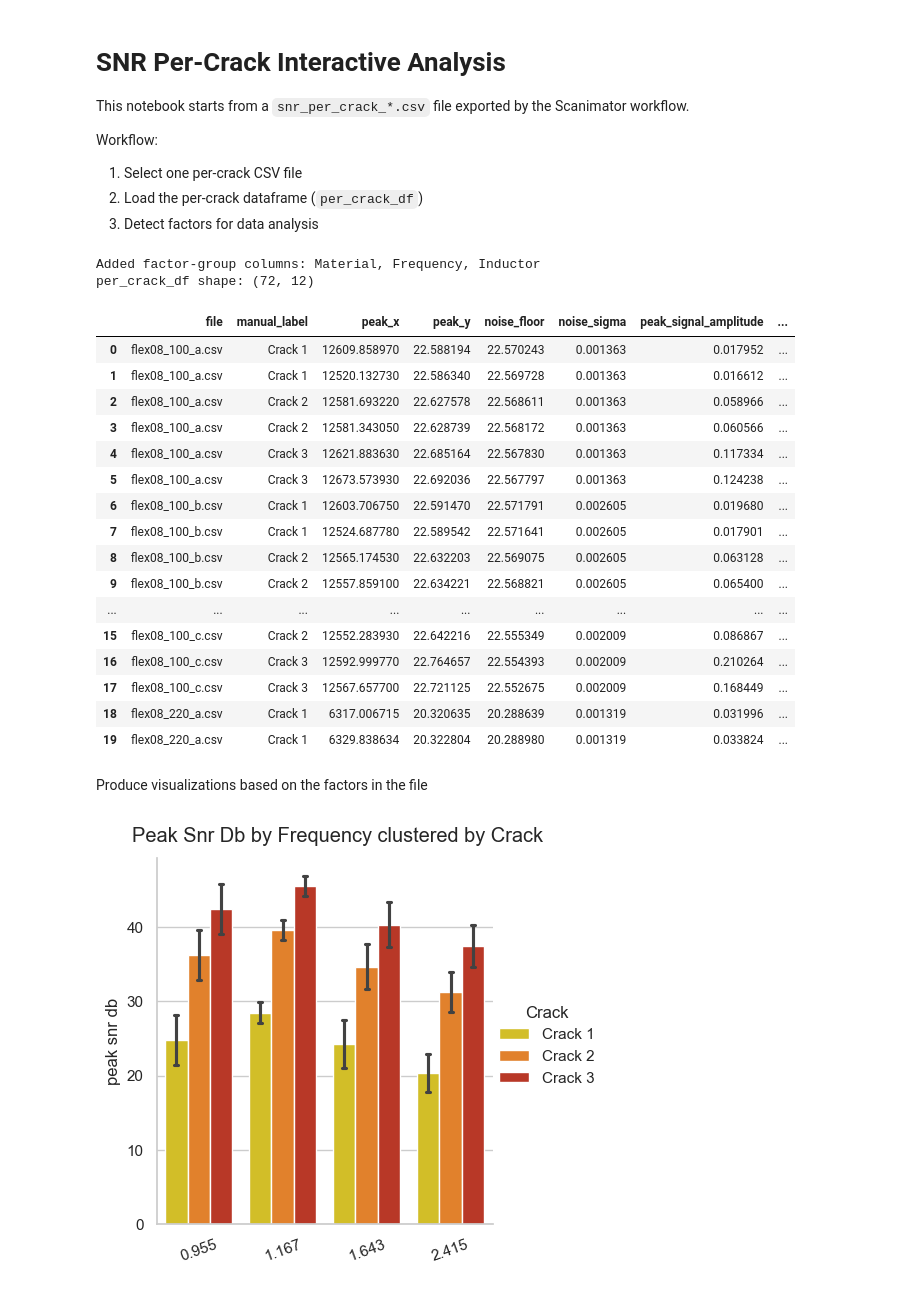
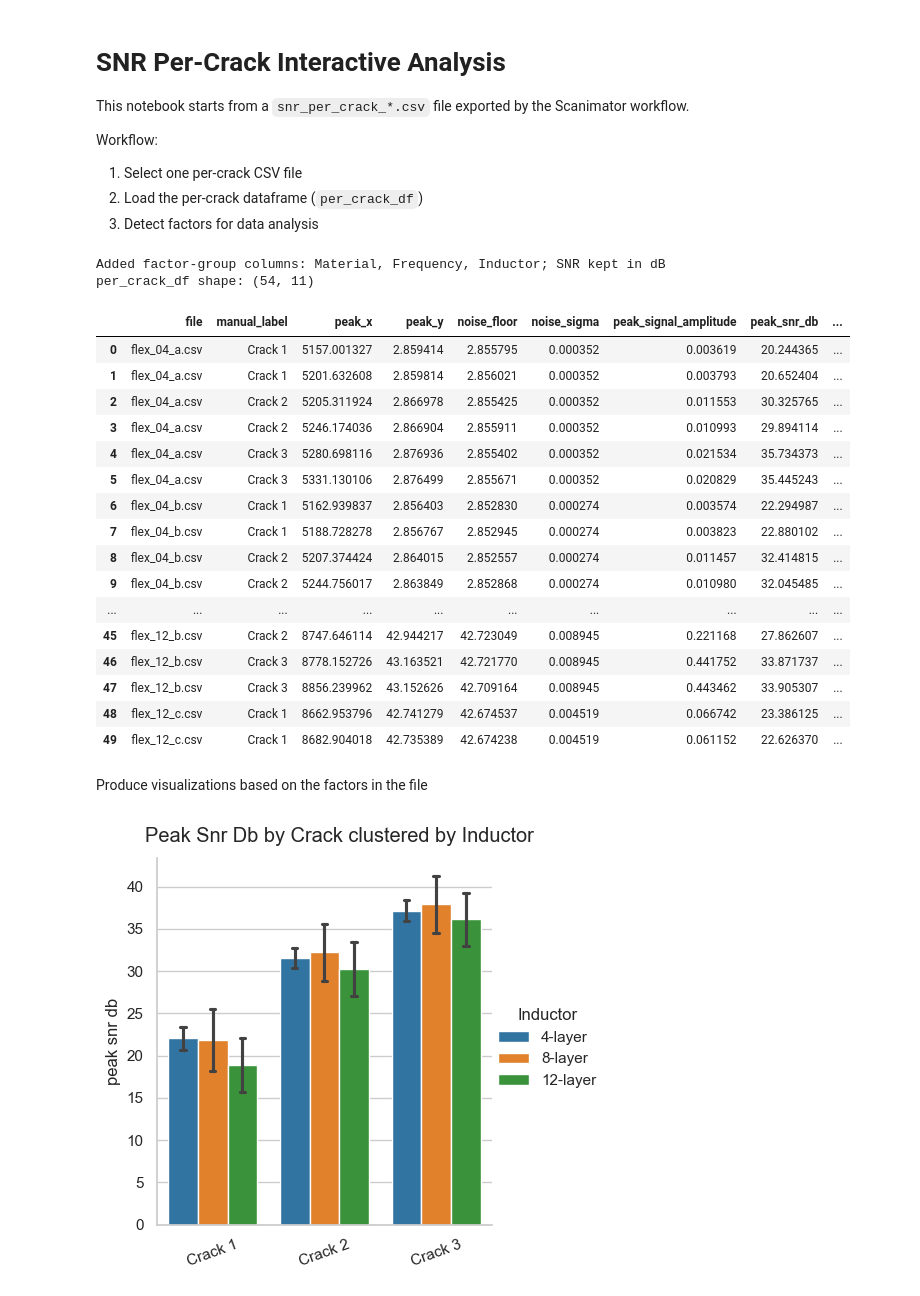
Before and after one commit to Animal-Inspired-Motion-And-Robotics-Lab/ldcscanner, a Jupyter notebook: SNR_Interactive_Analysis.ipynb, the cells around one changed output. Saved outputs shown, nothing was run; the diff lists cells and outputs as text; code cells hidden in the pictures.

Commit message:
Producing figures for paper (SNR_Interactive_Analysis)

```diff
--- a/SNR_Interactive_Analysis.ipynb
+++ b/SNR_Interactive_Analysis.ipynb
@@ -28,6 +29,17 @@ PER_CRACK_CSV_PATH = None  # Example: "outputs/run_20260525_140100/snr_per_crack
 PICK_MOST_RECENT_FROM_GLOB = True
 # %%
 # Load per-crack CSV produced by Scanimator and add data analysis factors
+
+#For EC-ECLAIR Paper, use these CSV files:
+#Stacking Inductors Experiment (aluminum only):
+#ldcscanner/outputs/comparing_inductor_stacks/snr_per_crack_20260514_205412
+
+#Changing frequencies by changing C_S (aluminum only):
+#
+
+#Testing across materials and inductor stacks (aluminum, ss, titanium):
+#
+
 selected_path = None
 matches = sorted(Path.cwd().glob(CSV_GLOB_PATTERN))
 
@@ -59,6 +71,13 @@ if selected_path is None:
 
 per_crack_df = pd.read_csv(selected_path)
 
+if "peak_snr_db" not in per_crack_df.columns and "peak_snr_linear" in per_crack_df.columns:
+    peak_snr_linear = pd.to_numeric(per_crack_df["peak_snr_linear"], errors="coerce")
+    peak_snr_db = np.full(len(peak_snr_linear), -np.inf, dtype=float)
+    positive_mask = peak_snr_linear > 0
+    peak_snr_db[positive_mask.fillna(False).to_numpy()] = 20 * np.log10(peak_snr_linear[positive_mask].astype(float))
+    per_crack_df["peak_snr_db"] = peak_snr_db
+
 def derive_factor_groups(file_value):
     name = str(file_value).lower()
 
@@ -81,11 +100,11 @@ def derive_factor_groups(file_value):
         frequency = "3.2"
 
     inductor = None
-    if "flex08" in name:
+    if "flex08" in name or "flex_08" in name:
         inductor = "8-layer"
-    elif "flex04" in name:
+    elif "flex04" in name or "flex_04" in name:
         inductor = "4-layer"
-    elif "flex12" in name:
+    elif "flex12" in name or "flex_12" in name:
         inductor = "12-layer"
 
     return pd.Series({
@@ -114,34 +133,34 @@ if raw_frequency_col is not None:
 
 keep_columns = [
     "file", "manual_label", "peak_x", "peak_y", "noise_floor",
-    "noise_sigma", "peak_signal_amplitude", "peak_snr_linear", "peak_snr_db",
+    "noise_sigma", "peak_signal_amplitude", "peak_snr_db",
     "Material", "Frequency", "Inductor",
 ]
 per_crack_df = per_crack_df[[c for c in keep_columns if c in per_crack_df.columns]]
 
-print("Added factor-group columns: Material, Frequency, Inductor")
+print("Added factor-group columns: Material, Frequency, Inductor; SNR kept in dB")
 print("per_crack_df shape:", per_crack_df.shape)
-display(per_crack_df.head(20))
+display(per_crack_df.head(50))
 # %% [output]
-Added factor-group columns: Material, Frequency, Inductor
-per_crack_df shape: (72, 12)
+Added factor-group columns: Material, Frequency, Inductor; SNR kept in dB
+per_crack_df shape: (54, 11)
-|  | file | manual_label | peak_x | peak_y | noise_floor | noise_sigma | peak_signal_amplitude | ... |
-| 0 | flex08_100_a.csv | Crack 1 | 12609.858970 | 22.588194 | 22.570243 | 0.001363 | 0.017952 | ... |
-| 1 | flex08_100_a.csv | Crack 1 | 12520.132730 | 22.586340 | 22.569728 | 0.001363 | 0.016612 | ... |
-| 2 | flex08_100_a.csv | Crack 2 | 12581.693220 | 22.627578 | 22.568611 | 0.001363 | 0.058966 | ... |
-| 3 | flex08_100_a.csv | Crack 2 | 12581.343050 | 22.628739 | 22.568172 | 0.001363 | 0.060566 | ... |
-| 4 | flex08_100_a.csv | Crack 3 | 12621.883630 | 22.685164 | 22.567830 | 0.001363 | 0.117334 | ... |
-| 5 | flex08_100_a.csv | Crack 3 | 12673.573930 | 22.692036 | 22.567797 | 0.001363 | 0.124238 | ... |
-| 6 | flex08_100_b.csv | Crack 1 | 12603.706750 | 22.591470 | 22.571791 | 0.002605 | 0.019680 | ... |
-| 7 | flex08_100_b.csv | Crack 1 | 12524.687780 | 22.589542 | 22.571641 | 0.002605 | 0.017901 | ... |
-| 8 | flex08_100_b.csv | Crack 2 | 12565.174530 | 22.632203 | 22.569075 | 0.002605 | 0.063128 | ... |
-| 9 | flex08_100_b.csv | Crack 2 | 12557.859100 | 22.634221 | 22.568821 | 0.002605 | 0.065400 | ... |
-| ... | ... | ... | ... | ... | ... | ... | ... | ... |
-| 15 | flex08_100_c.csv | Crack 2 | 12552.283930 | 22.642216 | 22.555349 | 0.002009 | 0.086867 | ... |
-| 16 | flex08_100_c.csv | Crack 3 | 12592.999770 | 22.764657 | 22.554393 | 0.002009 | 0.210264 | ... |
-| 17 | flex08_100_c.csv | Crack 3 | 12567.657700 | 22.721125 | 22.552675 | 0.002009 | 0.168449 | ... |
-| 18 | flex08_220_a.csv | Crack 1 | 6317.006715 | 20.320635 | 20.288639 | 0.001319 | 0.031996 | ... |
-| 19 | flex08_220_a.csv | Crack 1 | 6329.838634 | 20.322804 | 20.288980 | 0.001319 | 0.033824 | ... |
+|  | file | manual_label | peak_x | peak_y | noise_floor | noise_sigma | peak_signal_amplitude | peak_snr_db | ... |
+| 0 | flex_04_a.csv | Crack 1 | 5157.001327 | 2.859414 | 2.855795 | 0.000352 | 0.003619 | 20.244365 | ... |
+| 1 | flex_04_a.csv | Crack 1 | 5201.632608 | 2.859814 | 2.856021 | 0.000352 | 0.003793 | 20.652404 | ... |
+| 2 | flex_04_a.csv | Crack 2 | 5205.311924 | 2.866978 | 2.855425 | 0.000352 | 0.011553 | 30.325765 | ... |
+| 3 | flex_04_a.csv | Crack 2 | 5246.174036 | 2.866904 | 2.855911 | 0.000352 | 0.010993 | 29.894114 | ... |
+| 4 | flex_04_a.csv | Crack 3 | 5280.698116 | 2.876936 | 2.855402 | 0.000352 | 0.021534 | 35.734373 | ... |
+| 5 | flex_04_a.csv | Crack 3 | 5331.130106 | 2.876499 | 2.855671 | 0.000352 | 0.020829 | 35.445243 | ... |
+| 6 | flex_04_b.csv | Crack 1 | 5162.939837 | 2.856403 | 2.852830 | 0.000274 | 0.003574 | 22.294987 | ... |
+| 7 | flex_04_b.csv | Crack 1 | 5188.728278 | 2.856767 | 2.852945 | 0.000274 | 0.003823 | 22.880102 | ... |
+| 8 | flex_04_b.csv | Crack 2 | 5207.374424 | 2.864015 | 2.852557 | 0.000274 | 0.011457 | 32.414815 | ... |
+| 9 | flex_04_b.csv | Crack 2 | 5244.756017 | 2.863849 | 2.852868 | 0.000274 | 0.010980 | 32.045485 | ... |
+| ... | ... | ... | ... | ... | ... | ... | ... | ... | ... |
+| 45 | flex_12_b.csv | Crack 2 | 8747.646114 | 42.944217 | 42.723049 | 0.008945 | 0.221168 | 27.862607 | ... |
+| 46 | flex_12_b.csv | Crack 3 | 8778.152726 | 43.163521 | 42.721770 | 0.008945 | 0.441752 | 33.871737 | ... |
+| 47 | flex_12_b.csv | Crack 3 | 8856.239962 | 43.152626 | 42.709164 | 0.008945 | 0.443462 | 33.905307 | ... |
+| 48 | flex_12_c.csv | Crack 1 | 8662.953796 | 42.741279 | 42.674537 | 0.004519 | 0.066742 | 23.386125 | ... |
+| 49 | flex_12_c.csv | Crack 1 | 8682.904018 | 42.735389 | 42.674238 | 0.004519 | 0.061152 | 22.626370 | ... |
 # %% [markdown]
 Produce visualizations based on the factors in the file
 # %%
@@ -162,8 +181,8 @@ CRACK_COLOR_MAP = getattr(cfg, "CRACK_COLOR_MAP", {})
 
 # Choose what to plot here.
 # GROUP_BY = x-axis, CLUSTER_BY = legend/hue, FACET_BY = column facets.
-GROUP_BY = "Frequency"      # Examples: "Material", "Frequency", "Inductor", "Crack"
-CLUSTER_BY = "Crack"     # Set to None to disable clustering.
+GROUP_BY = "Crack"      # Examples: "Material", "Frequency", "Inductor", "Crack"
+CLUSTER_BY = "Inductor"     # Set to None to disable clustering.
 FACET_BY = None   # Set to None to disable faceting.
 VALUE_COL = "peak_snr_db"
 PLOT_KIND = "bar"        # bar, box, violin, strip, swarm
@@ -320,31 +339,31 @@ plot_kwargs = dict(
     aspect=0.95,
     sharey=True,
 )
 if CLUSTER_BY is not None:
     plot_kwargs["hue"] = CLUSTER_BY
     plot_kwargs["hue_order"] = cluster_order
     if plot_palette is not None:
         plot_kwargs["palette"] = plot_palette
 if FACET_BY is not None:
     plot_kwargs["col"] = FACET_BY
     plot_kwargs["col_order"] = facet_order
 
 g = sns.catplot(**plot_kwargs)
 g.set_axis_labels("", VALUE_COL.replace("_", " "))
 if FACET_BY is not None:
     g.set_titles(f"{FACET_BY}: {{col_name}}")
 g.fig.suptitle(plot_title, y=1.03)
 for ax in g.axes.flat:
     ax.tick_params(axis="x", rotation=ROTATE_X_LABELS)
 
 pdf_dir = Path("outputs") / "reports"
 pdf_dir.mkdir(parents=True, exist_ok=True)
 pdf_path = pdf_dir / f"snr_custom_plot_{datetime.now():%Y%m%d_%H%M%S}.pdf"
 if SAVE_PDF:
     with PdfPages(pdf_path) as pdf:
         pdf.savefig(g.fig, bbox_inches="tight")
     print(f"Saved plot PDF: {pdf_path}")
 
 plt.show()
 # %% [output]
-[figure, old version]
+[figure, new version]
```
Also changed, not shown: parts of 1 cell of this notebook, 17 other files.
